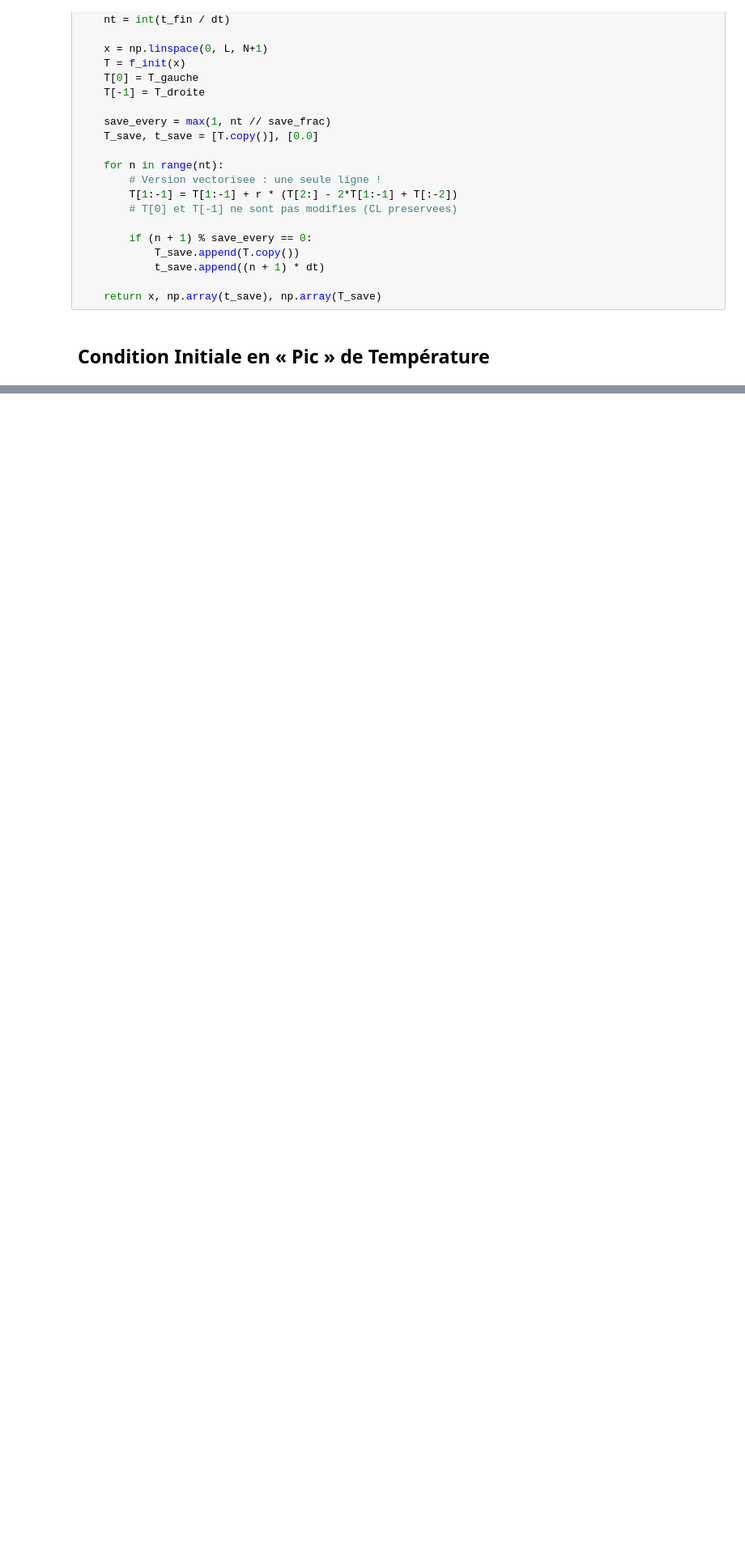
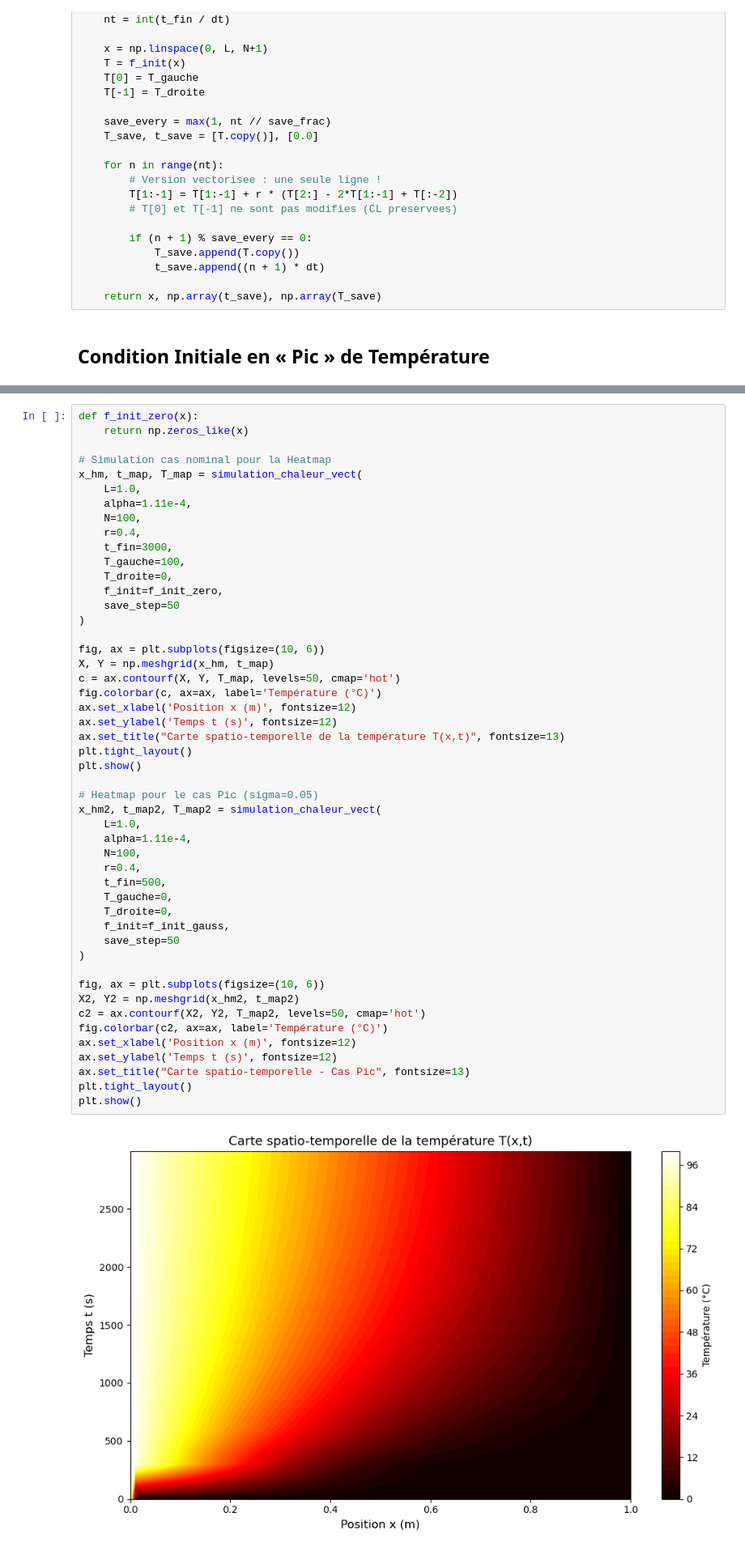
Before and after one commit to Amipha/outils-num, a Jupyter notebook: TP1.ipynb, the cells around one changed output, grey strips where cells are left out. Shown at 81% size. Drawn from its saved outputs; the diff is of its cells as text; blank space fills up the shorter version.

```diff
--- a/TP1.ipynb
+++ b/TP1.ipynb
@@ -373,3 +373,54 @@ x, t_save, T_save = simulation_chaleur_vect(
 Tracer_T_x(x, t_save, T_save)
 # %% [output]
 [figure]
+# %%
+def f_init_zero(x):
+    return np.zeros_like(x)
+
+# Simulation cas nominal pour la Heatmap
+x_hm, t_map, T_map = simulation_chaleur_vect(
+    L=1.0,
+    alpha=1.11e-4,
+    N=100,
+    r=0.4,
+    t_fin=3000,
+    T_gauche=100,
+    T_droite=0,
+    f_init=f_init_zero,
+    save_step=50
+)
+
+fig, ax = plt.subplots(figsize=(10, 6))
+X, Y = np.meshgrid(x_hm, t_map)
+c = ax.contourf(X, Y, T_map, levels=50, cmap='hot')
+fig.colorbar(c, ax=ax, label='Température (°C)')
+ax.set_xlabel('Position x (m)', fontsize=12)
+ax.set_ylabel('Temps t (s)', fontsize=12)
+ax.set_title("Carte spatio-temporelle de la température T(x,t)", fontsize=13)
+plt.tight_layout()
+plt.show()
+
+# Heatmap pour le cas Pic (sigma=0.05)
+x_hm2, t_map2, T_map2 = simulation_chaleur_vect(
+    L=1.0,
+    alpha=1.11e-4,
+    N=100,
+    r=0.4,
+    t_fin=500,
+    T_gauche=0,
+    T_droite=0,
+    f_init=f_init_gauss,
+    save_step=50
+)
+
+fig, ax = plt.subplots(figsize=(10, 6))
+X2, Y2 = np.meshgrid(x_hm2, t_map2)
+c2 = ax.contourf(X2, Y2, T_map2, levels=50, cmap='hot')
+fig.colorbar(c2, ax=ax, label='Température (°C)')
+ax.set_xlabel('Position x (m)', fontsize=12)
+ax.set_ylabel('Temps t (s)', fontsize=12)
+ax.set_title("Carte spatio-temporelle - Cas Pic", fontsize=13)
+plt.tight_layout()
+plt.show()
+# %% [output]
+[figure, added]
```
Also changed, not shown: parts of 2 cells of this notebook.
